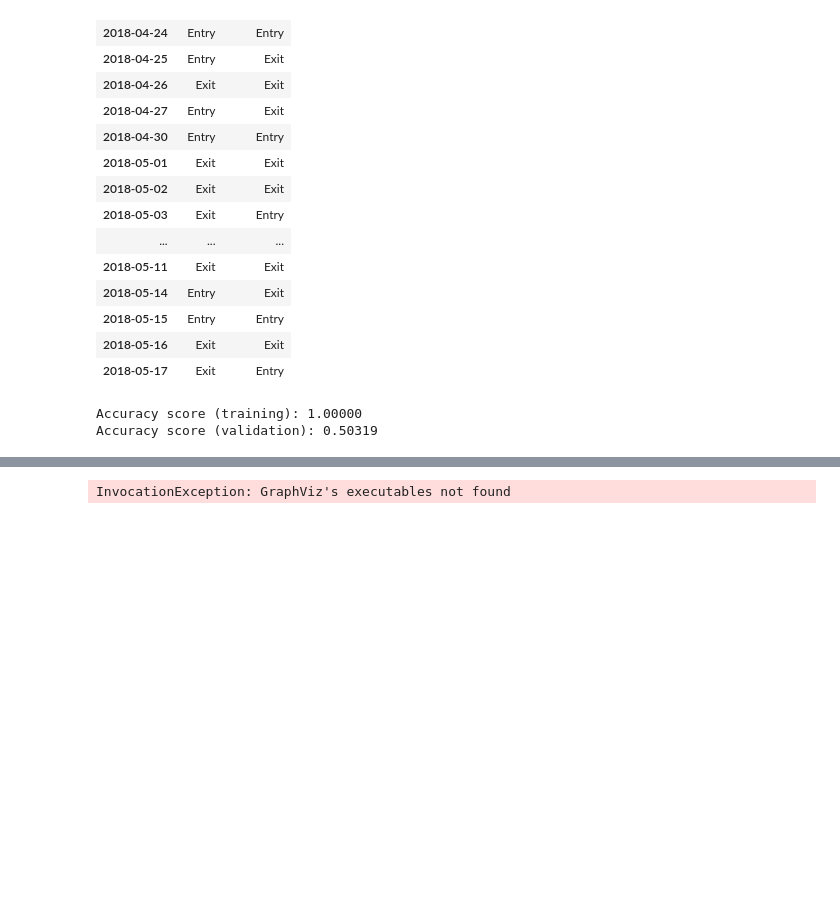
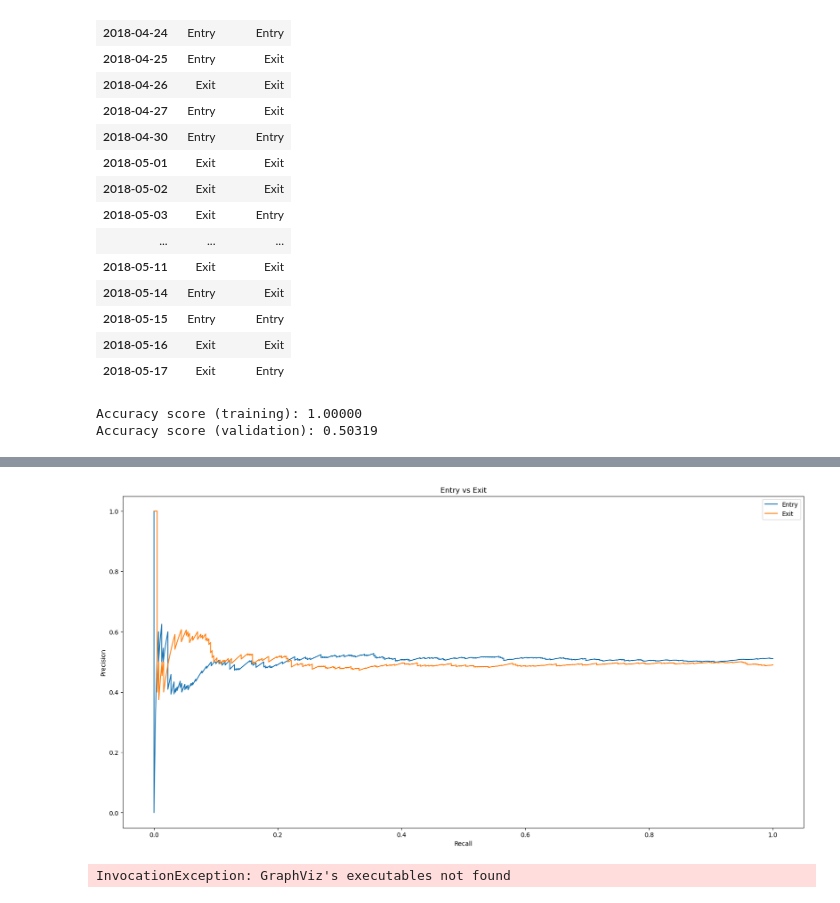
Before and after one commit to somyapanda/Project_2, a Jupyter notebook: Final_Project/Decision Tree & Sampling.ipynb, the cells around one changed output, grey strips where cells are left out. Cells and saved outputs as stored; diff of their text form; code cells hidden in the pictures; blank space fills up the shorter version.

```diff
--- a/Final_Project/Decision Tree & Sampling.ipynb
+++ b/Final_Project/Decision Tree & Sampling.ipynb
@@ -246,6 +241,22 @@ Classification Report
     accuracy                           0.50       783
    macro avg       0.50      0.50      0.50       783
 weighted avg       0.50      0.50      0.50       783
+# %%
+probs = model.predict_proba(X_test_scaled)[:, 1]
+
+precision_entry, recall_entry, _ = precision_recall_curve(y_test, probs, pos_label='Entry')
+precision_exit, recall_exit, _ = precision_recall_curve(y_test, probs, pos_label='Exit')
+plt.figure(figsize=(20,10), dpi=100)
+plt.plot(recall_entry, precision_entry, label='Entry')
+plt.plot(recall_exit, precision_exit,label='Exit')
+plt.legend()
+plt.xlabel('Recall')
+plt.ylabel('Precision')
+plt.title('Entry vs Exit')
+plt.savefig('Images\Precision Recall.jpeg')
+plt.show()
+# %% [output]
+[figure, added]
 # %%
 dot_data = tree.export_graphviz(
     model.estimators_[9, 0],
```
Also changed, not shown: parts of 12 cells of this notebook, 10 other files.
